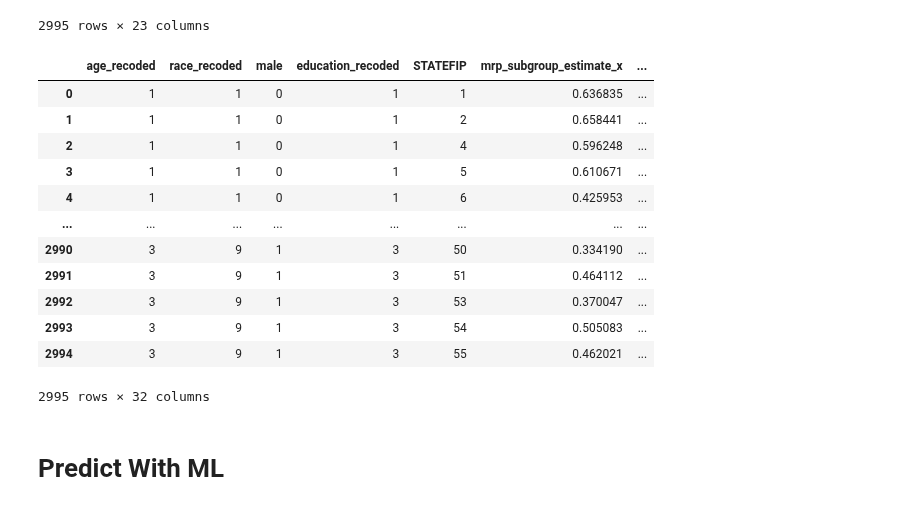
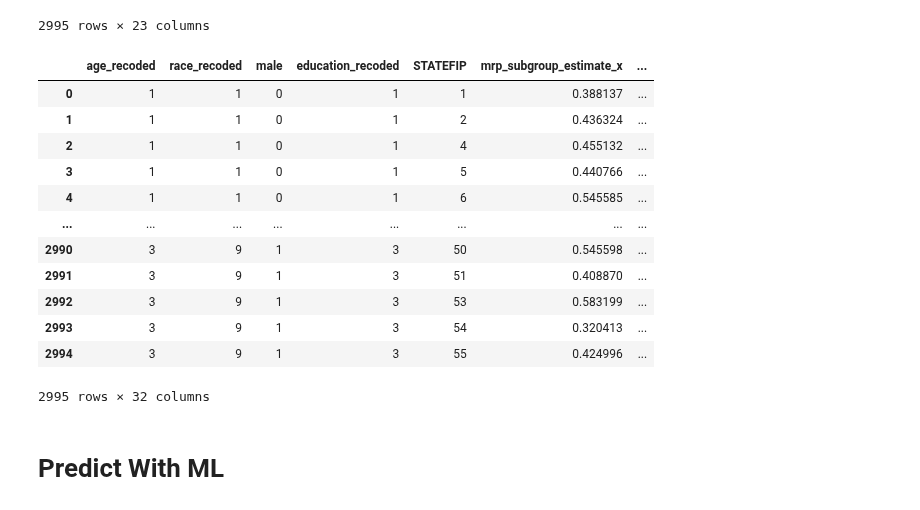
Before and after one commit to pmench/mrp-team, a Jupyter notebook: src/clean_ML.ipynb, the cells around one changed output. Cells and saved outputs as stored; diff of their text form; code cells hidden in the pictures.

```diff
--- a/src/clean_ML.ipynb
+++ b/src/clean_ML.ipynb
@@ -30,6 +30,7 @@ from sklearn.pipeline import Pipeline
 # read in propensity scores
 # propensity = pd.read_csv("../data/new_prop_scores_all.csv")
 propensity = pd.read_csv("../data/prop_scores_2020_no_comet.csv")
+propensity = pd.read_csv("../data/new_prop_scores_include_harvard_FINAL.csv")
 # %% [markdown]
 <h2>Rename Columns</h2>
 # %%
@@ -730,6 +731,8 @@ post_strat = pd.read_csv("../data/post_stratification_data_by_state.csv")
 
 # propensity = pd.read_csv("../data/new_prop_scores_all.csv")
 propensity = pd.read_csv("../data/prop_scores_2020_no_comet.csv")
+propensity = pd.read_csv("../data/new_prop_scores_include_harvard_FINAL.csv")
+
 
 
 
@@ -896,13 +901,13 @@ propensity_strat['ML_pred'] = propensity_strat['ML_pred'].fillna(propensity_stra
 # if ML pred is 0, fill with MRP pred / 5
 # propensity_strat['ML_pred'] = (propensity_strat['ML_pred_mar']  + propensity_strat['ML_pred_june'] * 5  + propensity_strat['ML_pred_aug']) / 7
 
-propensity_strat.loc[propensity_strat['ML_pred'] == 0, 'ML_pred'] = propensity_strat['mrp_subgroup_estimate'] / 10
-propensity_strat.loc[propensity_strat['ML_pred'] == 1, 'ML_pred'] = 1 - (propensity_strat['mrp_subgroup_estimate'] / 10)
+propensity_strat.loc[propensity_strat['ML_pred'] == 0, 'ML_pred'] = propensity_strat['mrp_subgroup_estimate'] / 8
+propensity_strat.loc[propensity_strat['ML_pred'] == 1, 'ML_pred'] = 1 - (propensity_strat['mrp_subgroup_estimate'] / 8)
 
 
 # weight the mrp and ml predictions by the PERWT_scaled
 # propensity_strat['mrp_and_ML'] = ((propensity_strat['mrp_subgroup_estimate'] * 5) + propensity_strat['ML_pred'] + propensity_strat['ML_pred_june']*2) / 8
-propensity_strat['mrp_and_ML'] = ((propensity_strat['mrp_subgroup_estimate'] * 2) + propensity_strat['ML_pred'] *2 ) / 4
+propensity_strat['mrp_and_ML'] = ((propensity_strat['mrp_subgroup_estimate'] * 8) + propensity_strat['ML_pred']  ) / 9
 propensity_strat
 propensity_strat['trumpVote_altered'] = propensity_strat['mrp_and_ML'] * propensity_strat['PERWT_scaled']
 propensity_strat['bidenVote_altered'] = (1 - propensity_strat['mrp_and_ML']) * propensity_strat['PERWT_scaled']
@@ -969,6 +974,7 @@ census_by_state2['PERWT_state_scaled'] = census_by_state2['PERWT_scaled'] / 100
 
 # allStates = pd.read_csv("../data/new_prop_scores_all.csv")
 allStates = pd.read_csv("../data/prop_scores_2020_no_comet.csv")
+allStates = pd.read_csv("../data/new_prop_scores_include_harvard_FINAL.csv")
 
 
 elec_votes = pd.read_csv("../data/2020_electoral_results.csv")
@@ -987,44 +993,44 @@ turnout_state['STATE_NAME'] = turnout_state['State'].str.lower()
 allStates = pd.merge(allStates, turnout_state, on = ['STATE_NAME'])
 allStates['PERWT_state_scaled_2016'] = allStates['PERWT'] * allStates['2016_turnout'] / 100
 allStates['PERWT_state_scaled_2020'] = allStates['PERWT'] * allStates['2020_turnout'] / 100
 allStates['PERWT_scaled'] = allStates.apply(
     lambda row: row['PERWT'] * 0.595 if row['male'] else row['PERWT'] * 0.63, axis=1
 )
 
 multipliers_age = {
     1: 0.55,
     2: 0.656,
     3: 0.73,
 }
 # White 69.8, black 58.7, asian 42.8, latino 38.8
 # 2018 57.5, 51.4, 40.4, 40.3
 
 multipliers = {
     1: 0.575,
     2: 0.514,
     3: 0.404,
     4: 0.403,
     9: 0.5
 }
 
 # make perwt scaled multiplied if its white black asian or latino
 allStates['PERWT_scaled_race'] = allStates.apply(lambda row: row['PERWT'] * multipliers[row['race_recoded']], axis=1)
 
 allStates['PERWT_scaled_age'] = allStates.apply(lambda row: row['PERWT'] * multipliers_age[row['age_recoded']], axis=1)
 allStates
 # %% [output]
 |  | age_recoded | race_recoded | male | education_recoded | STATEFIP | mrp_subgroup_estimate_x | ... |
-| 0 | 1 | 1 | 0 | 1 | 1 | 0.636835 | ... |
-| 1 | 1 | 1 | 0 | 1 | 2 | 0.658441 | ... |
-| 2 | 1 | 1 | 0 | 1 | 4 | 0.596248 | ... |
-| 3 | 1 | 1 | 0 | 1 | 5 | 0.610671 | ... |
-| 4 | 1 | 1 | 0 | 1 | 6 | 0.425953 | ... |
+| 0 | 1 | 1 | 0 | 1 | 1 | 0.388137 | ... |
+| 1 | 1 | 1 | 0 | 1 | 2 | 0.436324 | ... |
+| 2 | 1 | 1 | 0 | 1 | 4 | 0.455132 | ... |
+| 3 | 1 | 1 | 0 | 1 | 5 | 0.440766 | ... |
+| 4 | 1 | 1 | 0 | 1 | 6 | 0.545585 | ... |
 | ... | ... | ... | ... | ... | ... | ... | ... |
-| 2990 | 3 | 9 | 1 | 3 | 50 | 0.334190 | ... |
-| 2991 | 3 | 9 | 1 | 3 | 51 | 0.464112 | ... |
-| 2992 | 3 | 9 | 1 | 3 | 53 | 0.370047 | ... |
-| 2993 | 3 | 9 | 1 | 3 | 54 | 0.505083 | ... |
-| 2994 | 3 | 9 | 1 | 3 | 55 | 0.462021 | ... |
+| 2990 | 3 | 9 | 1 | 3 | 50 | 0.545598 | ... |
+| 2991 | 3 | 9 | 1 | 3 | 51 | 0.408870 | ... |
+| 2992 | 3 | 9 | 1 | 3 | 53 | 0.583199 | ... |
+| 2993 | 3 | 9 | 1 | 3 | 54 | 0.320413 | ... |
+| 2994 | 3 | 9 | 1 | 3 | 55 | 0.424996 | ... |
 2995 rows × 32 columns
 # %% [markdown]
 # Predict With ML
```
Also changed, not shown: parts of 19 cells of this notebook, 1 other file.
